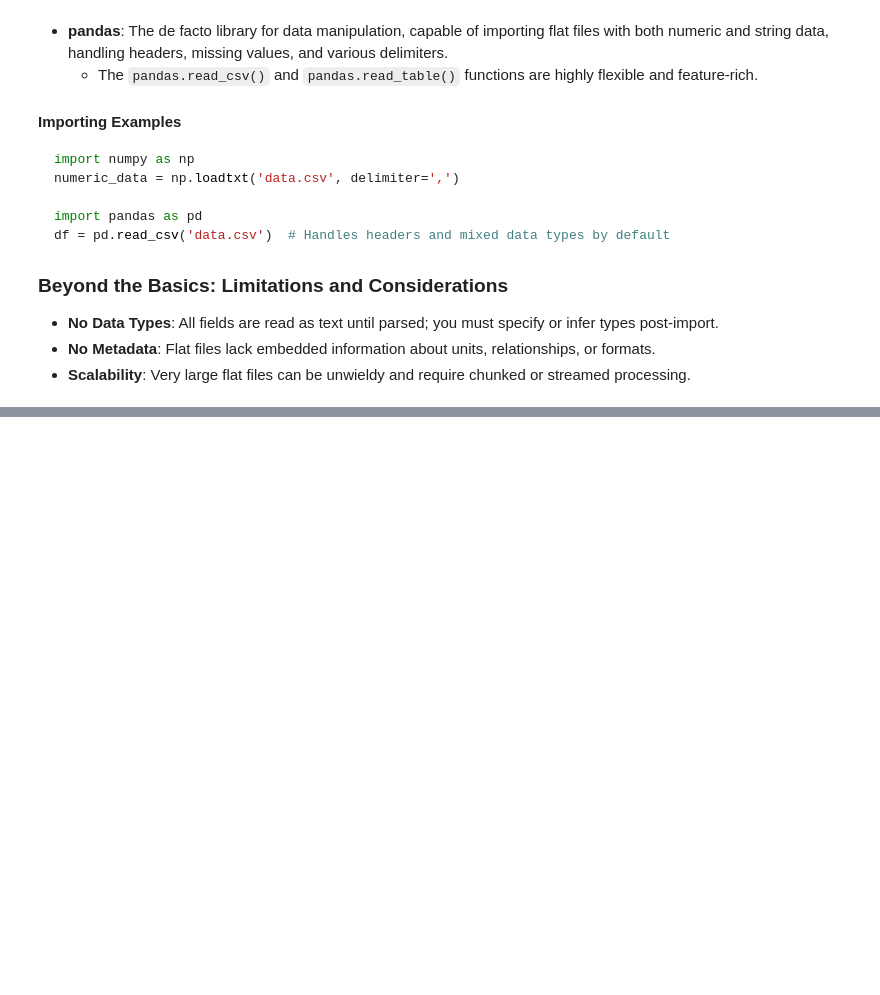
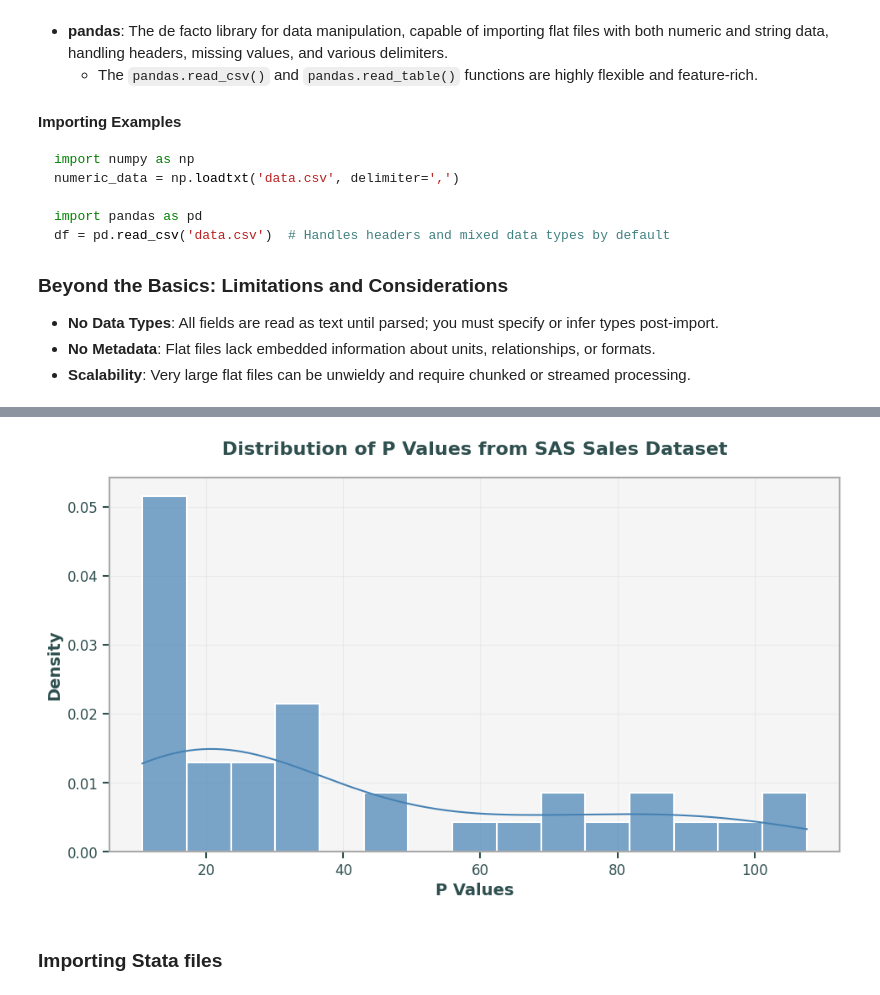
Before and after one commit to jhlopesalves/data-science-notebooks, a Jupyter notebook: Python/python_fundamentals/importing_data/importing_data.ipynb, the cells around one changed output, grey strips where cells are left out. Cells and saved outputs as stored; diff of their text form; code cells hidden in the pictures; blank space fills up the shorter version.

```diff
--- a/Python/python_fundamentals/importing_data/importing_data.ipynb
+++ b/Python/python_fundamentals/importing_data/importing_data.ipynb
@@ -210,0 +454,10 @@ df = pd.read_csv('data.csv')  # Handles headers and mixed data types by default
+# %%
+# Open pickle file and load data: d
+with open("data/data.pkl", "rb") as file:
+    d = pickle.load(file)
+
+# Print d
+print(d)
+
+# Print datatype of d
+print(type(d))
@@ -210,0 +550,10 @@ df = pd.read_csv('data.csv')  # Handles headers and mixed data types by default
+# %%
+from sas7bdat import SAS7BDAT
+
+# In the context of the file 'sales.sas7bdat', load its contents to a DataFrame df_sas, using the method .to_data_frame() on the object file.
+with SAS7BDAT("data/sales.sas7bdat") as file:
+    dfs_sas = file.to_data_frame()
+
+
+# Print head of DataFrame
+dfs_sas.head()
@@ -210,0 +567,47 @@ df = pd.read_csv('data.csv')  # Handles headers and mixed data types by default
+# %%
+fig, ax = plt.subplots(figsize=(10, 6))
+
+sns.histplot(
+    data=dfs_sas,
+    x="P",
+    bins=15,  # Optimal number of bins for this dataset
+    kde=True,  # Add kernel density estimation curve
+    stat="density",  # Show density instead of count for better interpretation
+    alpha=0.7,  # Semi-transparent bars for better visual appeal
+    color="steelblue",  # Professional color choice
+    edgecolor="white",  # White edges for better bar separation
+    linewidth=1.5,
+    ax=ax,
+)
+# Customize grid appearance for better readability
+ax.grid(True, alpha=0.3, color="lightgray", linestyle="-", linewidth=0.8)
+ax.set_axisbelow(True)
+
+ax.set_xlabel("P Values", fontsize=14, fontweight="bold", color="darkslategray")
+ax.set_ylabel("Density", fontsize=14, fontweight="bold", color="darkslategray")
+ax.set_title("Distribution of P Values from SAS Sales Dataset", fontsize=16, fontweight="bold", color="darkslategray", pad=20)
+
+# Customize tick parameters for better appearance
+ax.tick_params(
+    axis="both",
+    which="major",
+    labelsize=12,
+    colors="darkslategray",
+    direction="out",
+    length=6,
+    width=1.5
+)
+
+# Add subtle background color and spine customization
+ax.set_facecolor("whitesmoke")
+for spine in ax.spines.values():
+    spine.set_edgecolor("darkgray")
+    spine.set_linewidth(1.5)
+
+# Improve overall layout and spacing
+plt.tight_layout(pad=2.0)
+plt.show()
+# %% [output]
+[figure, added]
+# %% [markdown]
+### Importing Stata files
```
Also changed, not shown: parts of 79 cells of this notebook, 11 other files.
